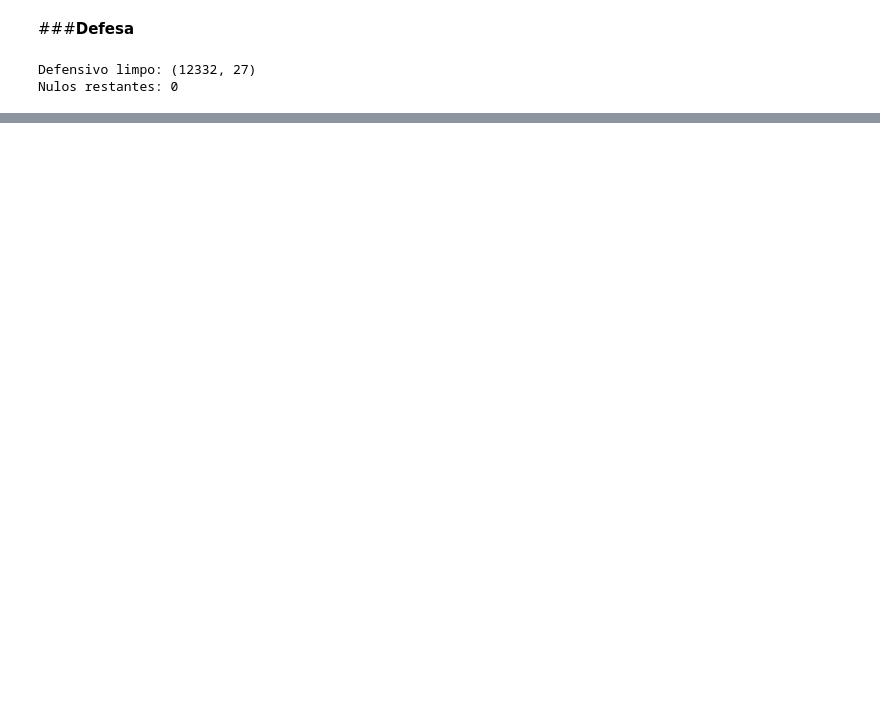
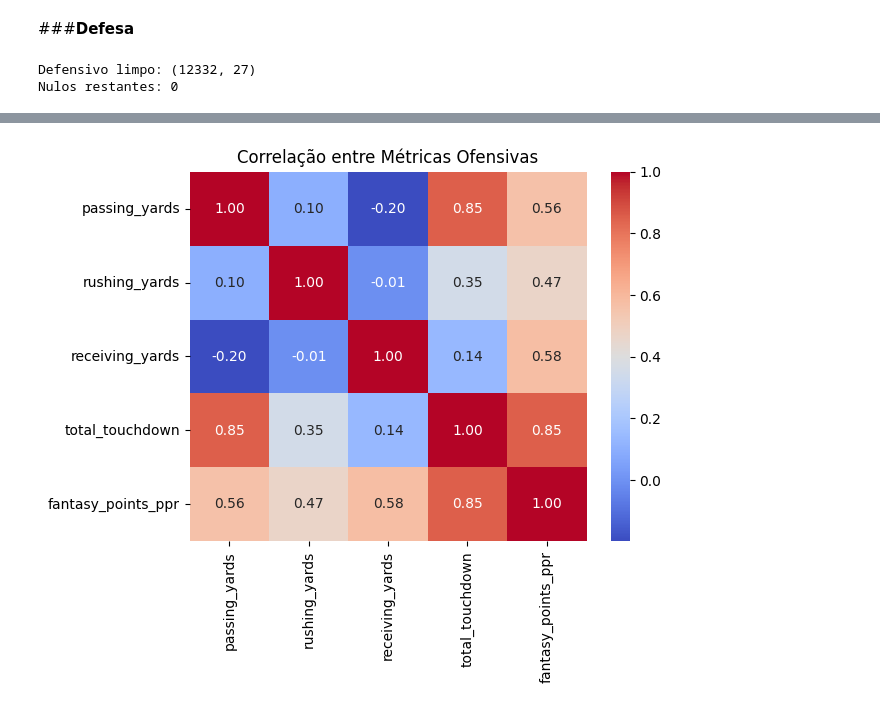
Before and after one commit to CarlosSotero/Analise_Estatistica_de_Salarios_em_Dados, a Jupyter notebook: NFL_Moderna.ipynb, the cells around one changed output, grey strips where cells are left out. Drawn from its saved outputs; the diff is of its cells as text; code cells hidden in the pictures; blank space fills up the shorter version.

```diff
--- a/NFL_Moderna.ipynb
+++ b/NFL_Moderna.ipynb
@@ -201,0 +443,8 @@ Amostra de 10 jogadores aleatórios da defesa:
+# %%
+# Correlação entre variáveis
+corr_cols = ['passing_yards', 'rushing_yards', 'receiving_yards', 'total_touchdown', 'fantasy_points_ppr']
+sns.heatmap(df_ataque_limpo[corr_cols].corr(), annot=True, cmap='coolwarm', fmt='.2f')
+plt.title('Correlação entre Métricas Ofensivas')
+plt.show()
+# %% [output]
+[figure, added]
```
Also changed, not shown: parts of 32 cells of this notebook.
